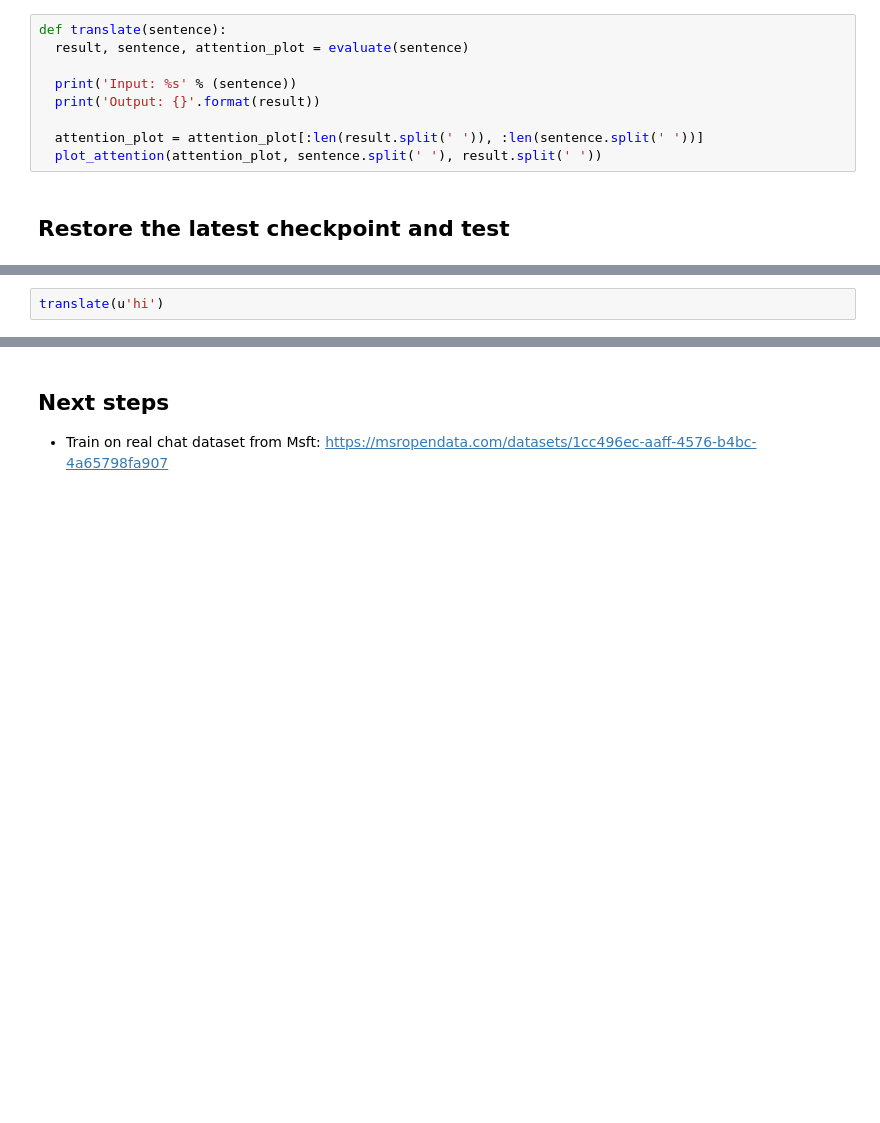
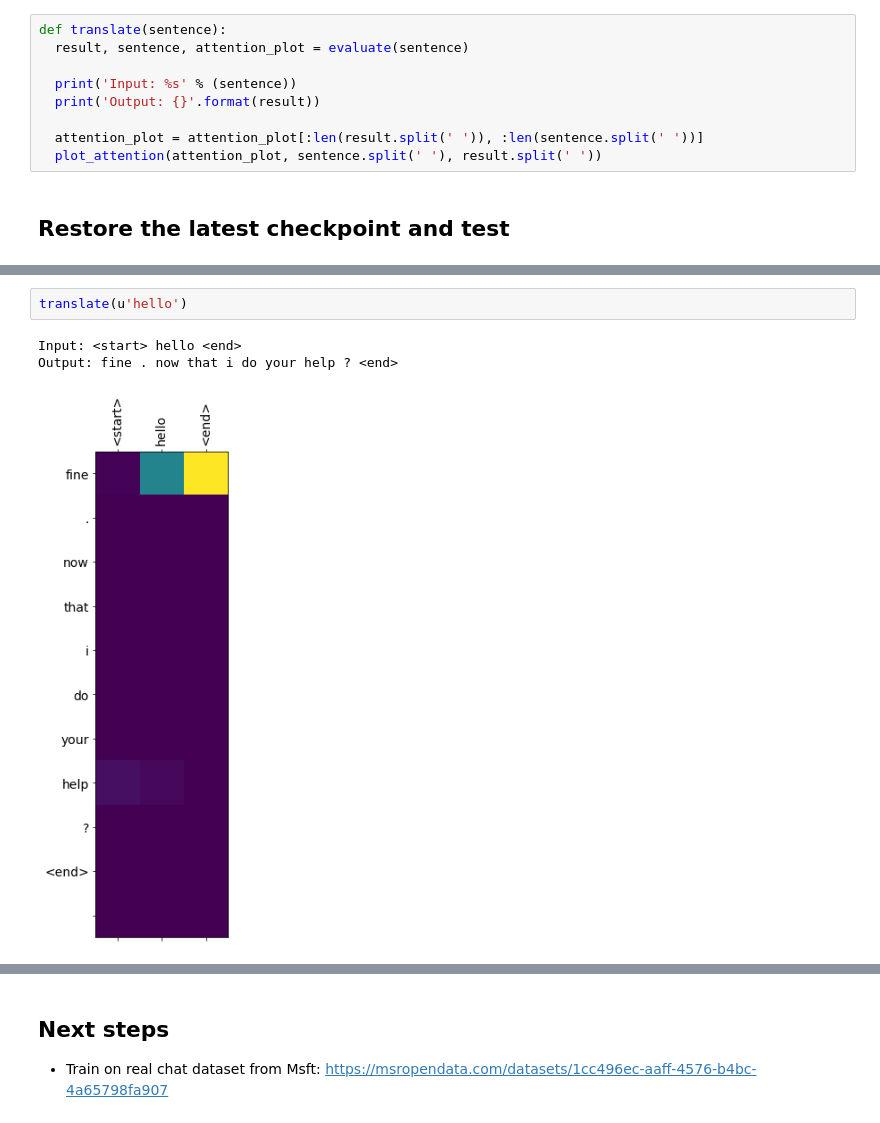
Before and after one commit to kumar-abhishek/handson-ml2, a Jupyter notebook: Chatbot_nmt_with_attention.ipynb, the cells around one changed output, grey strips where cells are left out. Cells and saved outputs as stored; diff of their text form; blank space fills up the shorter version.

```diff
--- a/Chatbot_nmt_with_attention.ipynb
+++ b/Chatbot_nmt_with_attention.ipynb
@@ -519,4 +624,8 @@ checkpoint.restore(tf.train.latest_checkpoint(checkpoint_dir))
 # %%
-translate(u'hi')
+translate(u'hello')
+# %% [output]
+Input: <start> hello <end>
+Output: fine . now that i do your help ? <end>
+[figure, added]
 # %%
 translate(u'how are you?')
```
Also changed, not shown: parts of 22 cells of this notebook.
